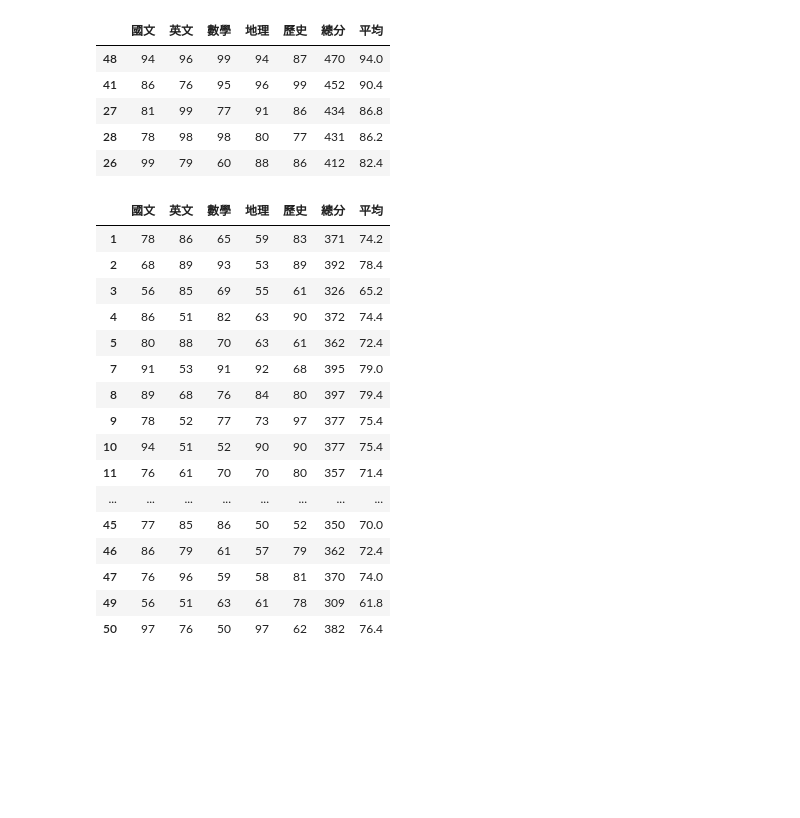
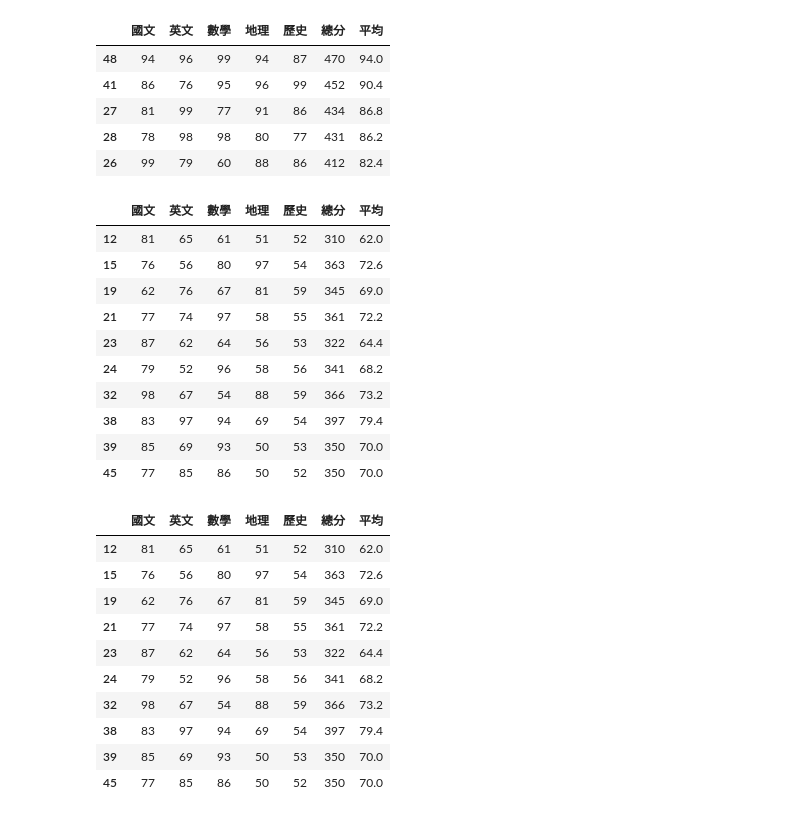
Before and after one commit to Rinrinnnnn/__112_python_chihlee__, a Jupyter notebook: lesson14_1.ipynb, the cells around one changed output. Cells and saved outputs as stored; diff of their text form; code cells hidden in the pictures; blank space fills up the shorter version.

```diff
--- a/lesson14_1.ipynb
+++ b/lesson14_1.ipynb
@@ -65,22 +65,31 @@ scroes_df.sort_values(by='總分',ascending=False).iloc[:5]
 | 26 | 99 | 79 | 60 | 88 | 86 | 412 | 82.4 |
 # %%
 #使用subscript[]過濾資料
-scroes_df[scroes_df['平均']<80]
+scroes_df[(scroes_df['平均']<80) & (scroes_df['歷史']<60) ]
 # %% [output]
 |  | 國文 | 英文 | 數學 | 地理 | 歷史 | 總分 | 平均 |
-| 1 | 78 | 86 | 65 | 59 | 83 | 371 | 74.2 |
-| 2 | 68 | 89 | 93 | 53 | 89 | 392 | 78.4 |
-| 3 | 56 | 85 | 69 | 55 | 61 | 326 | 65.2 |
-| 4 | 86 | 51 | 82 | 63 | 90 | 372 | 74.4 |
-| 5 | 80 | 88 | 70 | 63 | 61 | 362 | 72.4 |
-| 7 | 91 | 53 | 91 | 92 | 68 | 395 | 79.0 |
-| 8 | 89 | 68 | 76 | 84 | 80 | 397 | 79.4 |
-| 9 | 78 | 52 | 77 | 73 | 97 | 377 | 75.4 |
-| 10 | 94 | 51 | 52 | 90 | 90 | 377 | 75.4 |
-| 11 | 76 | 61 | 70 | 70 | 80 | 357 | 71.4 |
-| ... | ... | ... | ... | ... | ... | ... | ... |
+| 12 | 81 | 65 | 61 | 51 | 52 | 310 | 62.0 |
+| 15 | 76 | 56 | 80 | 97 | 54 | 363 | 72.6 |
+| 19 | 62 | 76 | 67 | 81 | 59 | 345 | 69.0 |
+| 21 | 77 | 74 | 97 | 58 | 55 | 361 | 72.2 |
+| 23 | 87 | 62 | 64 | 56 | 53 | 322 | 64.4 |
+| 24 | 79 | 52 | 96 | 58 | 56 | 341 | 68.2 |
+| 32 | 98 | 67 | 54 | 88 | 59 | 366 | 73.2 |
+| 38 | 83 | 97 | 94 | 69 | 54 | 397 | 79.4 |
+| 39 | 85 | 69 | 93 | 50 | 53 | 350 | 70.0 |
 | 45 | 77 | 85 | 86 | 50 | 52 | 350 | 70.0 |
-| 46 | 86 | 79 | 61 | 57 | 79 | 362 | 72.4 |
-| 47 | 76 | 96 | 59 | 58 | 81 | 370 | 74.0 |
-| 49 | 56 | 51 | 63 | 61 | 78 | 309 | 61.8 |
-| 50 | 97 | 76 | 50 | 97 | 62 | 382 | 76.4 |
+# %%
+#使用query字串搜尋
+scroes_df.query('平均<80 and 歷史<60')
+# %% [output]
+|  | 國文 | 英文 | 數學 | 地理 | 歷史 | 總分 | 平均 |
+| 12 | 81 | 65 | 61 | 51 | 52 | 310 | 62.0 |
+| 15 | 76 | 56 | 80 | 97 | 54 | 363 | 72.6 |
+| 19 | 62 | 76 | 67 | 81 | 59 | 345 | 69.0 |
+| 21 | 77 | 74 | 97 | 58 | 55 | 361 | 72.2 |
+| 23 | 87 | 62 | 64 | 56 | 53 | 322 | 64.4 |
+| 24 | 79 | 52 | 96 | 58 | 56 | 341 | 68.2 |
+| 32 | 98 | 67 | 54 | 88 | 59 | 366 | 73.2 |
+| 38 | 83 | 97 | 94 | 69 | 54 | 397 | 79.4 |
+| 39 | 85 | 69 | 93 | 50 | 53 | 350 | 70.0 |
+| 45 | 77 | 85 | 86 | 50 | 52 | 350 | 70.0 |
```
Also changed, not shown: 6 other files.
